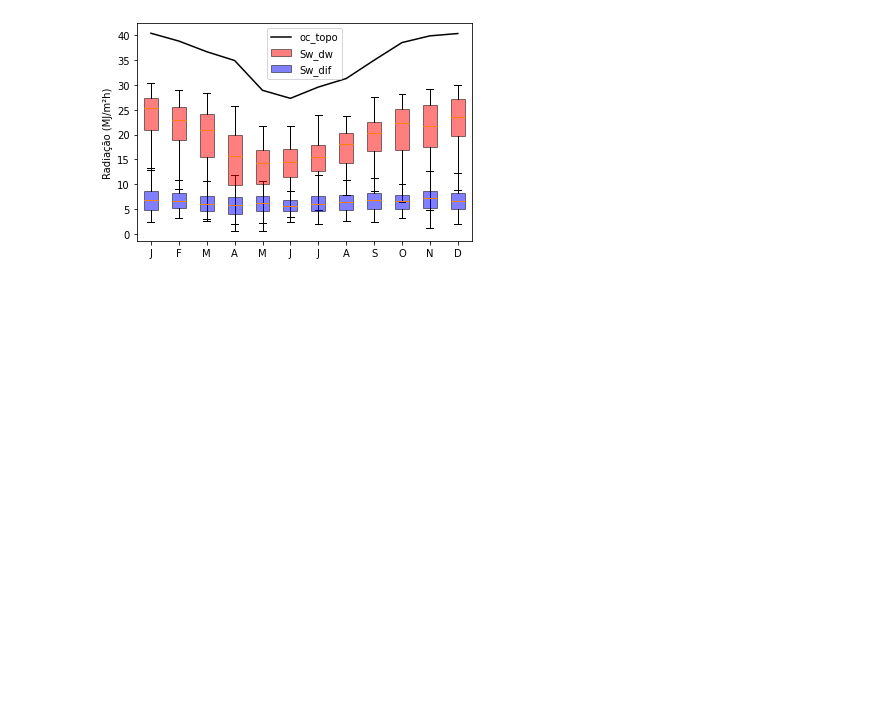
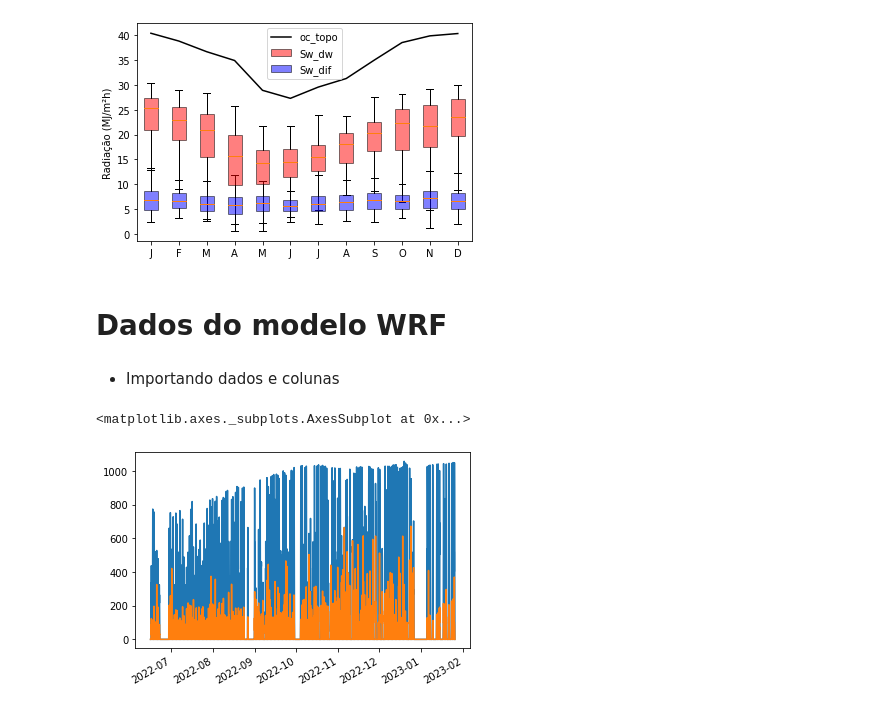
Before and after one commit to igordantasgf/analise_dados_microambientais, a Jupyter notebook: graficos_radiação_bruno.ipynb, the cells around one changed output. Cells and saved outputs as stored; diff of their text form; code cells hidden in the pictures; blank space fills up the shorter version.

Commit message:
importação de dados do modelo WRF

```diff
--- a/graficos_radiação_bruno.ipynb
+++ b/graficos_radiação_bruno.ipynb
@@ -255,3 +264,15 @@ plt.show()
 plt.close()
 # %% [output]
 [figure]
+# %% [markdown]
+# Dados do modelo WRF
+# %% [markdown]
+* Importando dados e colunas
+# %%
+series = pd.read_csv('/content/drive/MyDrive/Bolsa - Edson/estudos/código_paper_bruno/series_operacional', sep=',')
+series.index = pd.to_datetime(series['year month day hour'.split()])
+series['Swdw'].plot()
+series['Swdf'].plot()
+# %% [output]
+<matplotlib.axes._subplots.AxesSubplot at 0x...>
+[figure, added]
```
Also changed, not shown: parts of 4 cells of this notebook.
